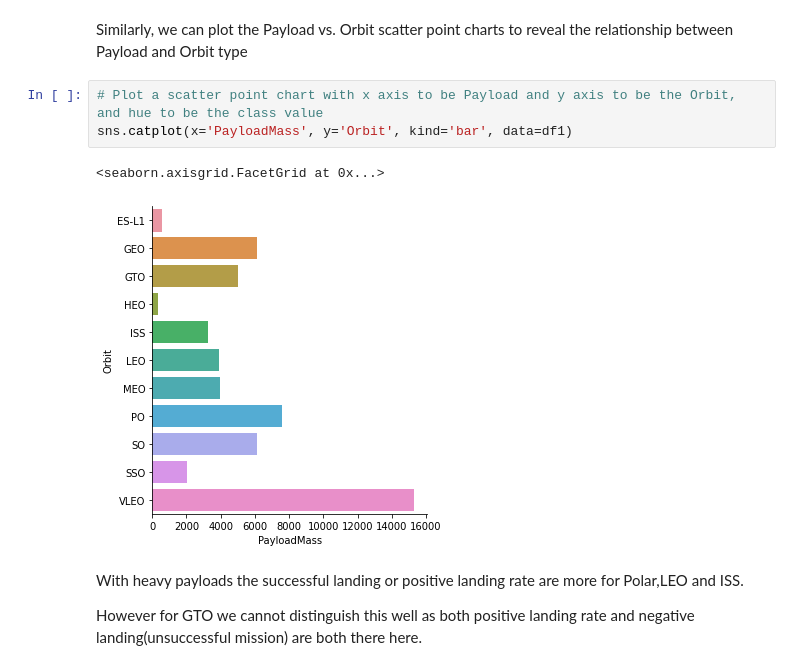
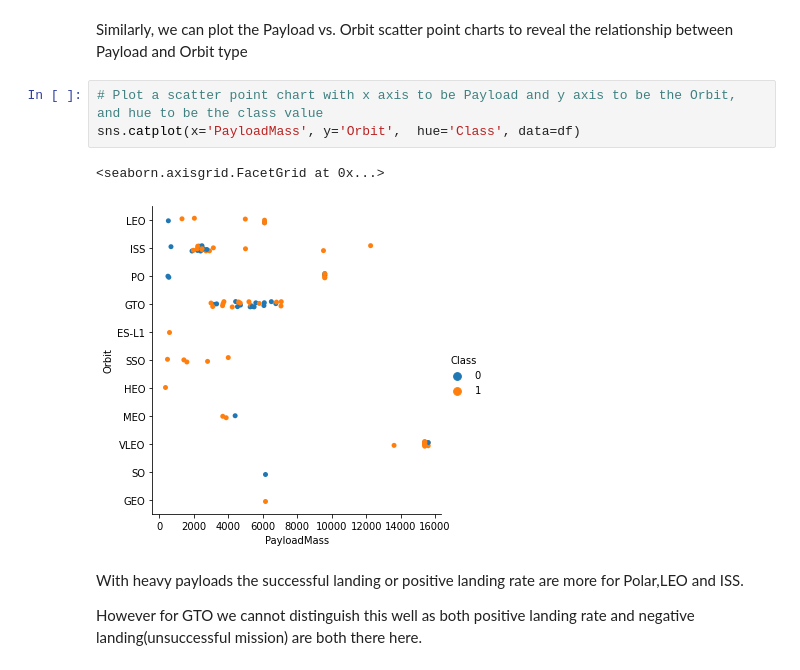
Before and after one commit to Mathis0490/Applied-Data-Science-Capstone, a Jupyter notebook: jupyter_labs_eda_dataviz.ipynb, the cells around one changed output. Saved outputs shown, nothing was run; the diff lists cells and outputs as text.

```diff
--- a/jupyter_labs_eda_dataviz.ipynb
+++ b/jupyter_labs_eda_dataviz.ipynb
@@ -148,10 +156,10 @@ You should see that in the LEO orbit the Success appears related to the number o
 Similarly, we can plot the Payload vs. Orbit scatter point charts to reveal the relationship between Payload and Orbit type
 # %%
 # Plot a scatter point chart with x axis to be Payload and y axis to be the Orbit, and hue to be the class value
-sns.catplot(x='PayloadMass', y='Orbit', kind='bar', data=df1)
+sns.catplot(x='PayloadMass', y='Orbit',  hue='Class', data=df)
 # %% [output]
 <seaborn.axisgrid.FacetGrid at 0x...>
-[figure, old version]
+[figure, new version]
 # %% [markdown]
 With heavy payloads the successful landing or positive landing rate are more for Polar,LEO and ISS.
 
```
Also changed, not shown: parts of 9 cells of this notebook.
